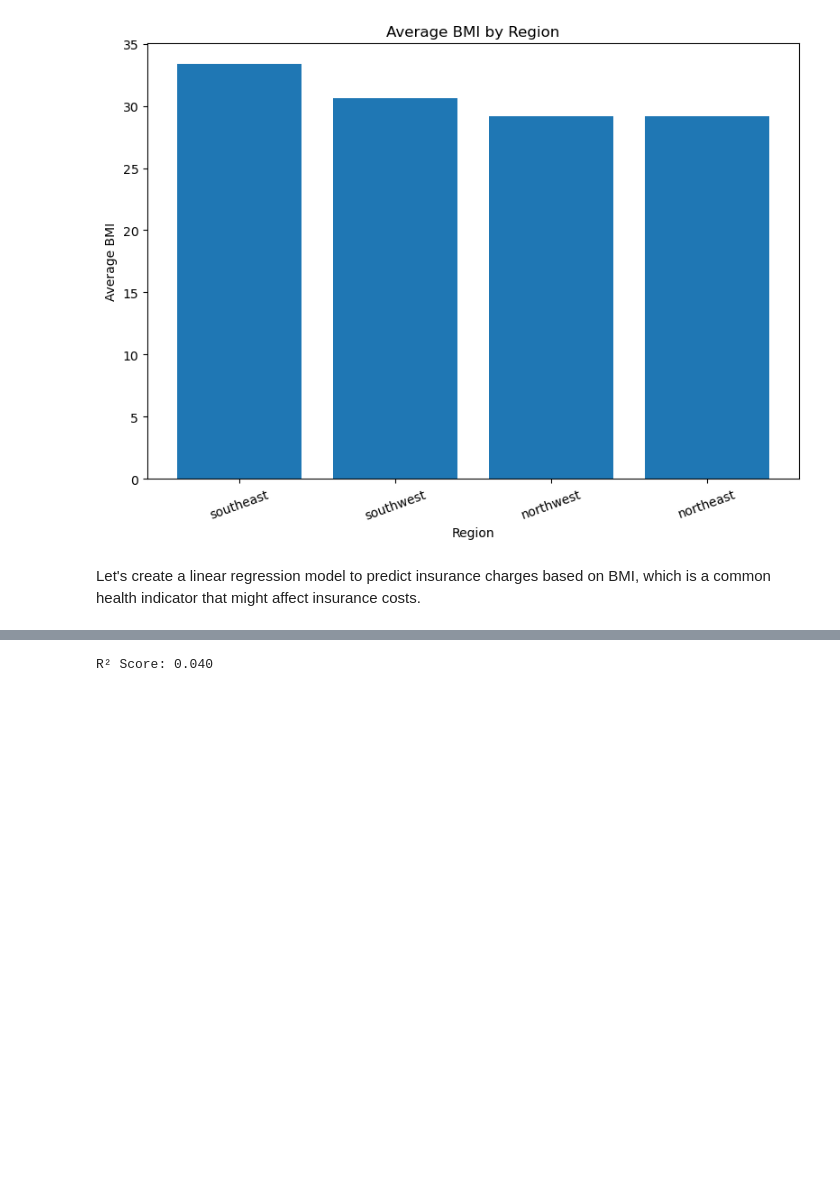
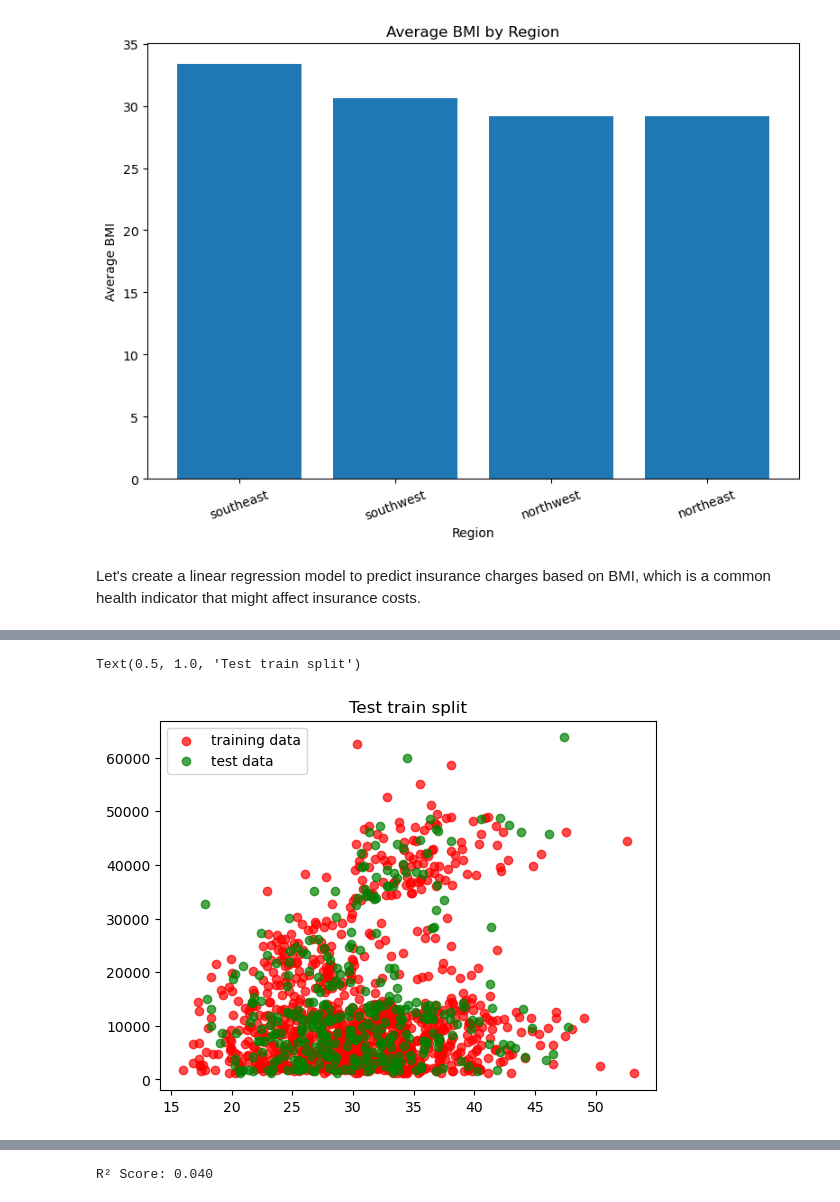
Before and after one commit to bsmarkusz/Avg-BMI-per-region, a Jupyter notebook: wykresy.ipynb, the cells around one changed output, grey strips where cells are left out. Cells and saved outputs as stored; diff of their text form; code cells hidden in the pictures; blank space fills up the shorter version.

```diff
--- a/wykresy.ipynb
+++ b/wykresy.ipynb
@@ -57 +67,12 @@ X_train, X_test, y_train, y_test = train_test_split(X, y, test_size=0.2, random_
+# %%
+#test / train data split visual
+plt.scatter(X_train, y_train, color='r', alpha=.7, label = 'training data')
+plt.scatter(X_test, y_test, color='g', alpha=.7, label = 'test data')
+plt.legend()
+plt.title("Test train split")
+
+#red below will be used to create linear model and will be tested on everything in green
+# %% [output]
+Text(0.5, 1.0, 'Test train split')
+[figure, added]
 # %%
```
Also changed, not shown: parts of 16 cells of this notebook.
